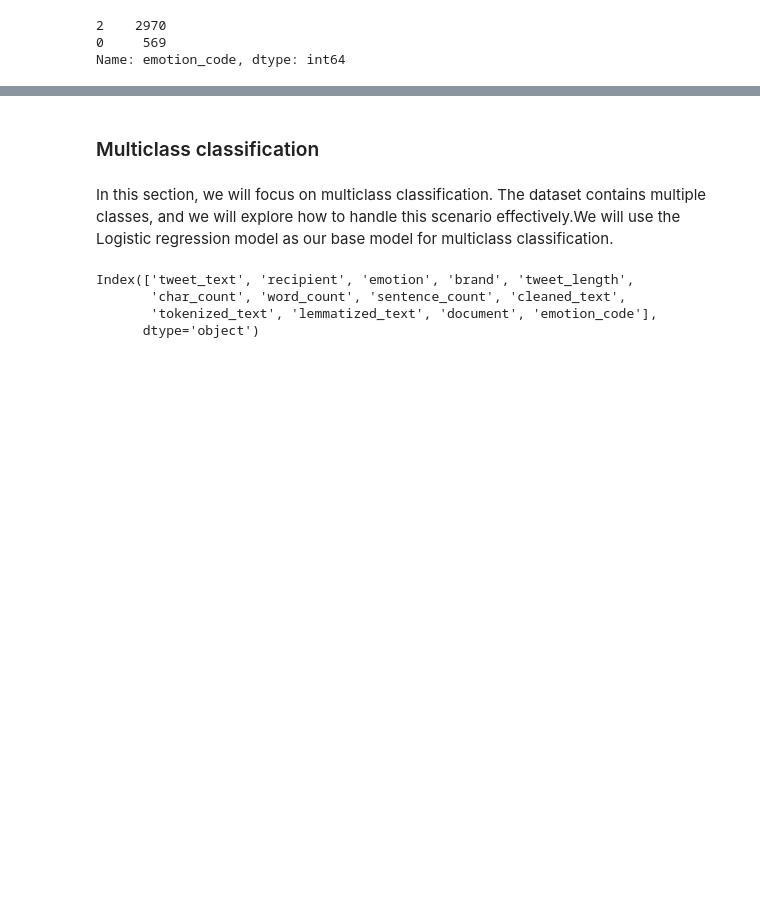
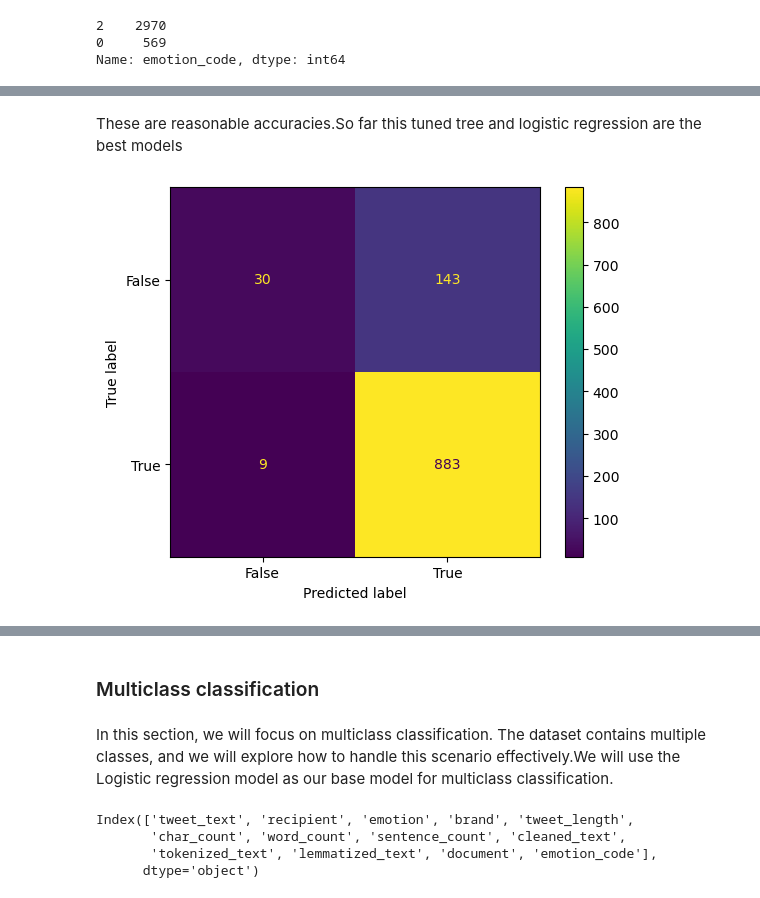
Before and after one commit to Julie-Nyawira/Phase4_Project, a Jupyter notebook: Index.ipynb, the cells around one changed output, grey strips where cells are left out. Cells and saved outputs as stored; diff of their text form; code cells hidden in the pictures; blank space fills up the shorter version.

```diff
--- a/Index.ipynb
+++ b/Index.ipynb
@@ -943,0 +700,7 @@ weighted avg       0.80      0.73      0.76       885
+# %%
+# Instantiate and fit the Decision Tree Classifier
+tree = DecisionTreeClassifier(random_state=42)
+tree.fit(X_train_bin, y_train_bin)
+# Predict on the train and test sets
+y_train_decpred = tree.predict(X_train_bin)
+y_test_decpred = tree.predict(X_test_bin)
@@ -943,0 +732,30 @@ weighted avg       0.80      0.73      0.76       885
+# %%
+param_grid = {
+    'max_depth': [None, 3, 5, 10],
+    'min_samples_split': [2, 5, 10],
+    'min_samples_leaf': [1, 2],
+    'criterion': ['gini', 'entropy', 'log_loss']
+}
+
+
+grid_search = GridSearchCV(
+    estimator=tree,
+    param_grid=param_grid,
+    cv=5,
+    n_jobs=-1,
+    scoring='accuracy'
+)
+
+
+grid_search.fit(X_train_bin, y_train_bin)
+
+
+print("Best Parameters:", grid_search.best_params_)
+
+best_tree = grid_search.best_estimator_
+
+y_train_pred = best_tree.predict(X_train_bin)
+y_pred = best_tree.predict(X_test_bin)
+
+print(f"\n Train Accuracy: {accuracy_score(y_train_bin, y_train_pred)}")
+print(f"\n Test Accuracy: {accuracy_score(y_test_bin, y_pred)}")
@@ -943,0 +780,10 @@ weighted avg       0.80      0.73      0.76       885
+# %% [markdown]
+These are reasonable accuracies.So far this tuned tree and logistic regression are the best models
+# %%
+tree_matrix = confusion_matrix(y_test_bin, y_pred)
+
+cm_display = metrics.ConfusionMatrixDisplay(confusion_matrix = tree_matrix, display_labels = [False, True])
+cm_display.plot()
+plt.show()
+# %% [output]
+[figure, added]
```
Also changed, not shown: parts of 71 cells of this notebook, 1 other file.
